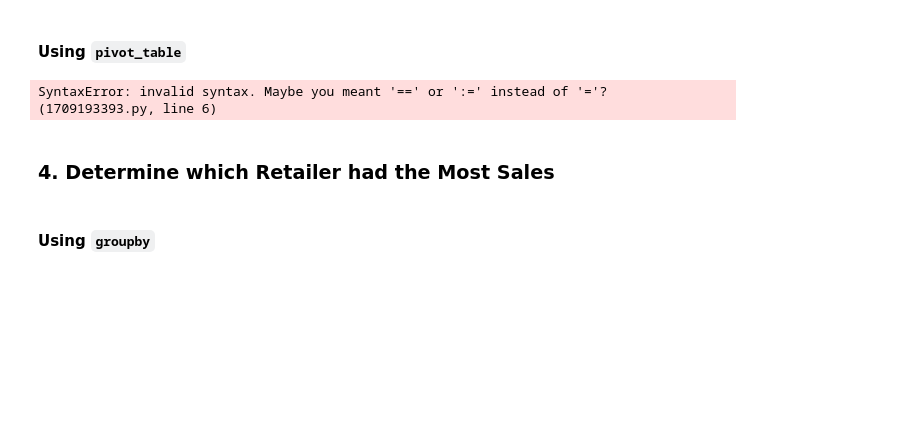
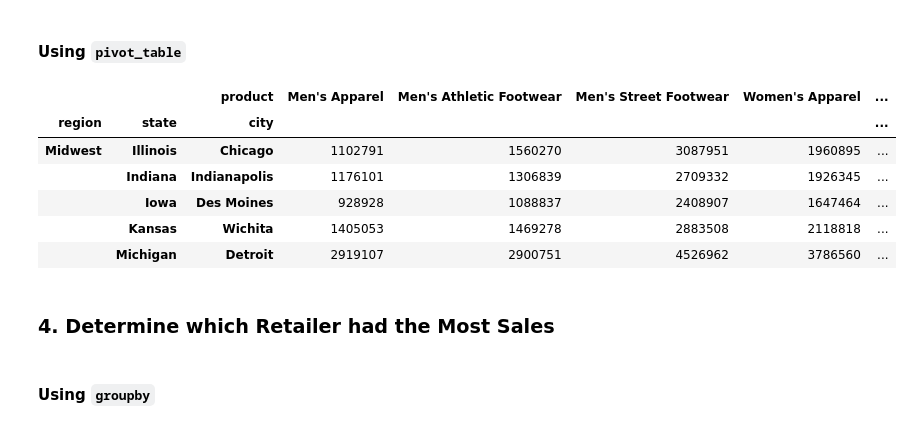
Before and after one commit to zhongzheshen/athletic_sales_analysis, a Jupyter notebook: athletic_sales_analysis_starter_code.ipynb, the cells around one changed output. Drawn from its saved outputs; the diff is of its cells as text; code cells hidden in the pictures; blank space fills up the shorter version.

```diff
--- a/athletic_sales_analysis_starter_code.ipynb
+++ b/athletic_sales_analysis_starter_code.ipynb
@@ -175,15 +235,25 @@ SyntaxError: invalid syntax. Maybe you meant '==' or ':=' instead of '='? (10430
 # %%
 # Show the total sales for the products sold for each region, state, and city.
 # Optional: Rename the "total_sales" column to "Total Sales"
-grouped_sales_df.rename['total_sales':'Total Sales']
-grouped_sales_df = pd.pivot_table(grouped_sales_df, index='region', values = "Total Sales", aggfunc=('sum'))
+renamed3_combined_athletic_sales_2020_2021_df = combined_athletic_sales_2020_2021_df.rename(columns={'total_sales':'Total Sales'})
+###renamed3_combined_athletic_sales_2020_2021_df
+pivot3_total_sales_df = renamed3_combined_athletic_sales_2020_2021_df.pivot_table(index=['region', 'state', 'city'], columns='product', \
+                                                                                values='Total Sales', aggfunc=('sum'))
 # Show the top 5 results.
-grouped_sales_df.sort["Total Sales", ascending=False].head()
+pivot3_total_sales_df.head()
+
+##grouped_sales_df.sort_values(by="Total Sales", ascending=False).head()
 
 ###grouped_sales_df = grouped_sales_df.pivot_table(index='index', columns=['region', 'state', 'city', 'retailer', 'retailer_id', 'product','invoice_date',
 ###                                            'price_per_unit', 'total_sales', 'operating_profit', 'sales_method'], values="Total Sales")
 # %% [output]
-SyntaxError: invalid syntax. Maybe you meant '==' or ':=' instead of '='? (1709193393.py, line 6)
+|  |  | product | Men's Apparel | Men's Athletic Footwear | Men's Street Footwear | Women's Apparel | ... |
+| region | state | city |  |  |  |  | ... |
+| Midwest | Illinois | Chicago | 1102791 | 1560270 | 3087951 | 1960895 | ... |
+|  | Indiana | Indianapolis | 1176101 | 1306839 | 2709332 | 1926345 | ... |
+|  | Iowa | Des Moines | 928928 | 1088837 | 2408907 | 1647464 | ... |
+|  | Kansas | Wichita | 1405053 | 1469278 | 2883508 | 2118818 | ... |
+|  | Michigan | Detroit | 2919107 | 2900751 | 4526962 | 3786560 | ... |
 # %%
 # Show the total sales for the products sold for each region, state, and city.
 ###grouped_sales_df['Total_Product_Sold'].sum()
```
Also changed, not shown: parts of 19 cells of this notebook.
